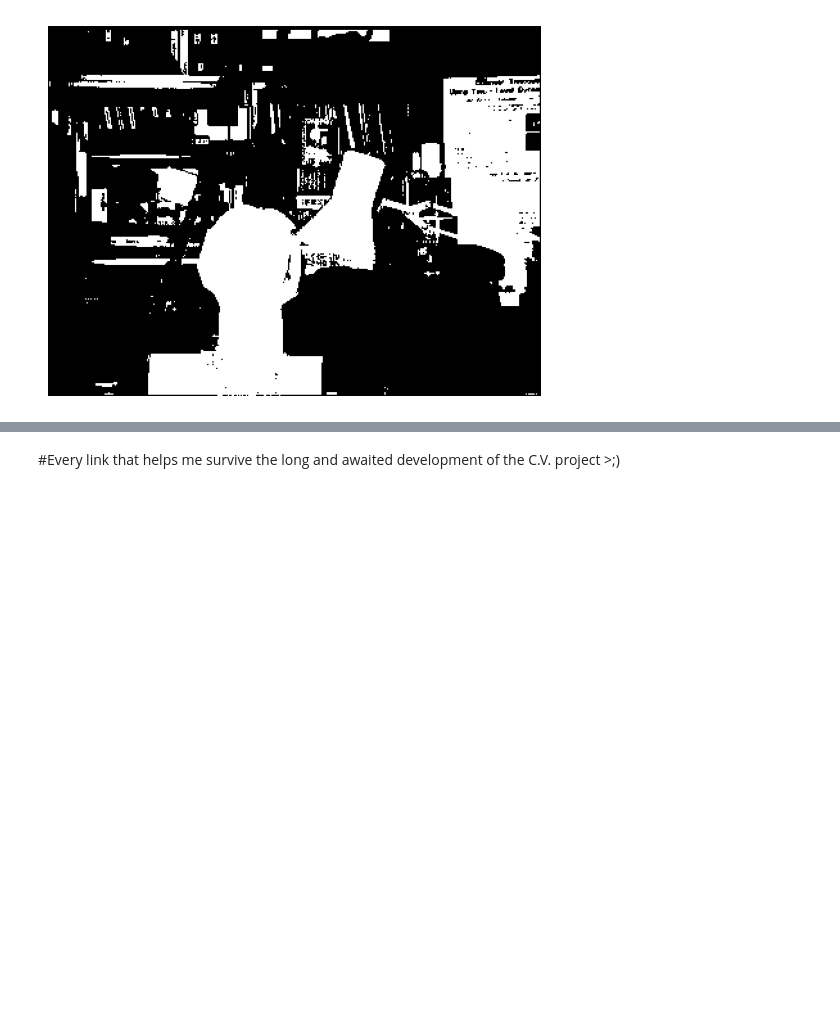
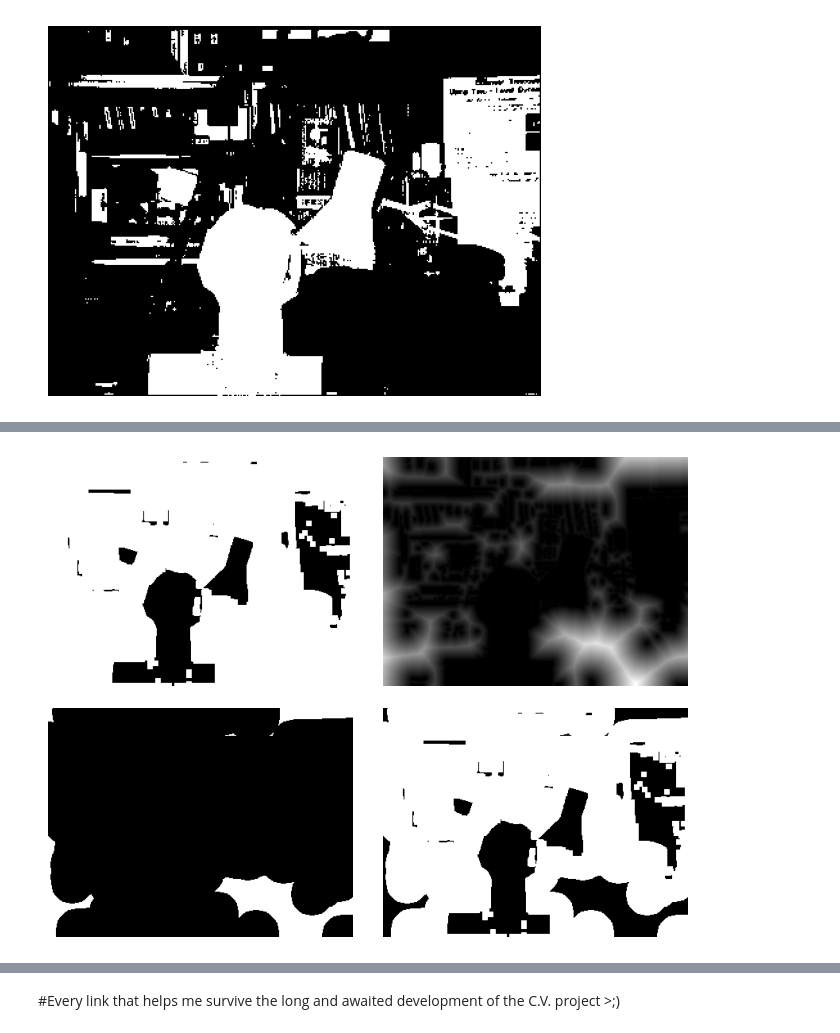
Before and after one commit to Arevalinchy/Image_Processing_Initiative, a Jupyter notebook: IIPP.ipynb, the cells around one changed output, grey strips where cells are left out. Drawn from its saved outputs; the diff is of its cells as text; code cells hidden in the pictures; blank space fills up the shorter version.

```diff
--- a/IIPP.ipynb
+++ b/IIPP.ipynb
@@ -219,0 +234,35 @@ plt.show()
+# %%
+#Taking the background, the foreground, distance & the "unknown"
+
+sure_bg = cv.dilate(bin_img, kernel, iterations=3)
+
+dist = cv.distanceTransform(bin_img, cv.DIST_L2, 5)
+
+ret, sure_fg = cv.threshold(dist, 0.5 * dist.max(), 255, cv.THRESH_BINARY)
+
+fsure_fg = np.asarray(sure_fg, np.float64)
+fsure_bg = np.asarray(sure_bg, np.float64)
+unknown = cv.subtract(fsure_bg, fsure_fg)
+
+
+
+f = plt.figure()
+f.add_subplot(2,2, 1,frameon=False)
+plt.imshow(sure_bg,'gray')
+plt.axis('off')
+f.add_subplot(2,2, 2,frameon=False)
+plt.imshow(dist,'gray')
+plt.axis('off')
+f.add_subplot(2,2, 3,frameon=False)
+plt.imshow(sure_fg,'gray')
+plt.axis('off')
+f.add_subplot(2,2, 4,frameon=False)
+plt.imshow(unknown,'gray')
+plt.axis('off')
+
+
+
+plt.subplots_adjust(wspace=0.1, hspace=0.1, left=0, right=1, bottom=0, top=1)
+plt.show()
+# %% [output]
+[figure, added]
```
Also changed, not shown: parts of 6 cells of this notebook.
